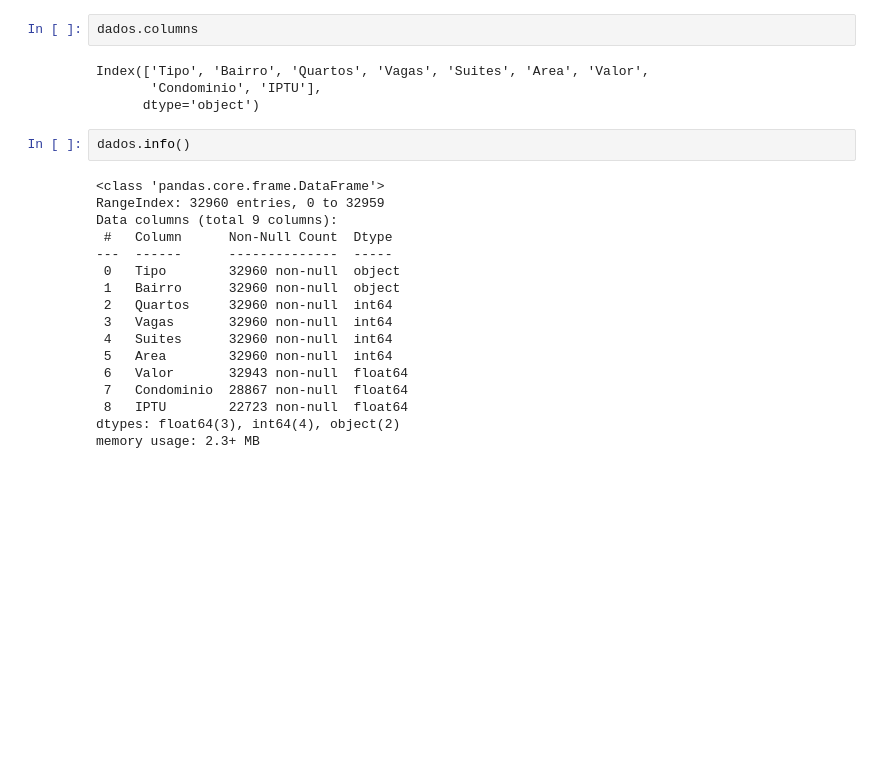
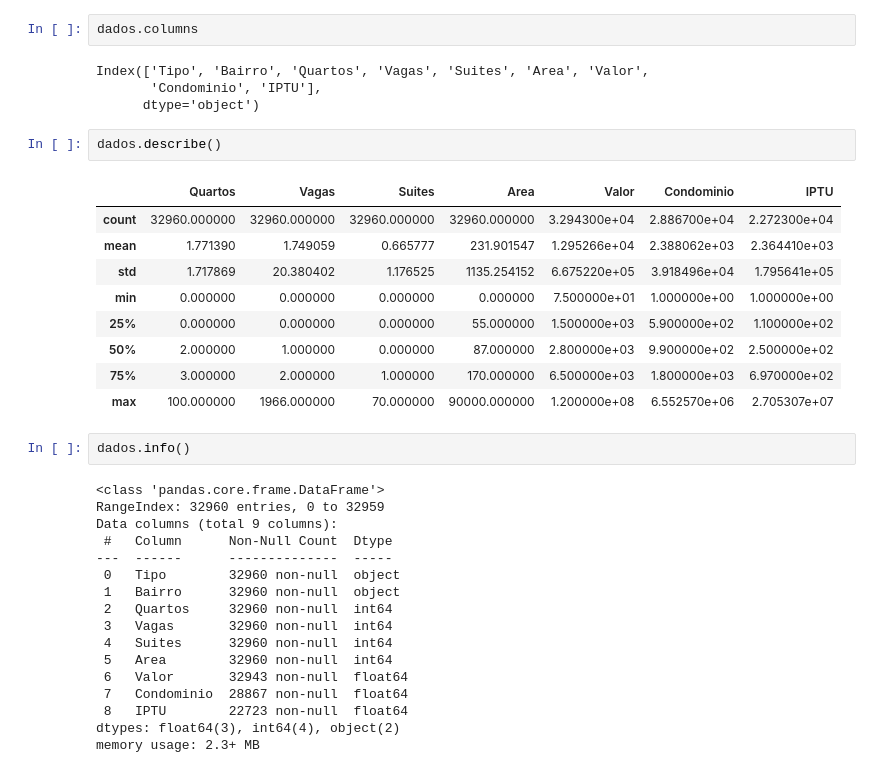
Before and after one commit to JoseVF5/Data-analysis-of-a-real-estate-company, a Jupyter notebook: Data/Explorer_Data/knowing_the_data.ipynb, the cells around one changed output. Drawn from its saved outputs; the diff is of its cells as text; blank space fills up the shorter version.

```diff
--- a/Data/Explorer_Data/knowing_the_data.ipynb
+++ b/Data/Explorer_Data/knowing_the_data.ipynb
@@ -89,6 +89,18 @@ dados.columns
 Index(['Tipo', 'Bairro', 'Quartos', 'Vagas', 'Suites', 'Area', 'Valor',
        'Condominio', 'IPTU'],
       dtype='object')
+# %%
+dados.describe()
+# %% [output]
+|  | Quartos | Vagas | Suites | Area | Valor | Condominio | IPTU |
+| count | 32960.000000 | 32960.000000 | 32960.000000 | 32960.000000 | 3.294300e+04 | 2.886700e+04 | 2.272300e+04 |
+| mean | 1.771390 | 1.749059 | 0.665777 | 231.901547 | 1.295266e+04 | 2.388062e+03 | 2.364410e+03 |
+| std | 1.717869 | 20.380402 | 1.176525 | 1135.254152 | 6.675220e+05 | 3.918496e+04 | 1.795641e+05 |
+| min | 0.000000 | 0.000000 | 0.000000 | 0.000000 | 7.500000e+01 | 1.000000e+00 | 1.000000e+00 |
+| 25% | 0.000000 | 0.000000 | 0.000000 | 55.000000 | 1.500000e+03 | 5.900000e+02 | 1.100000e+02 |
+| 50% | 2.000000 | 1.000000 | 0.000000 | 87.000000 | 2.800000e+03 | 9.900000e+02 | 2.500000e+02 |
+| 75% | 3.000000 | 2.000000 | 1.000000 | 170.000000 | 6.500000e+03 | 1.800000e+03 | 6.970000e+02 |
+| max | 100.000000 | 1966.000000 | 70.000000 | 90000.000000 | 1.200000e+08 | 6.552570e+06 | 2.705307e+07 |
 # %%
 dados.info()
 # %% [output]
```
Also changed, not shown: parts of 6 cells of this notebook.
